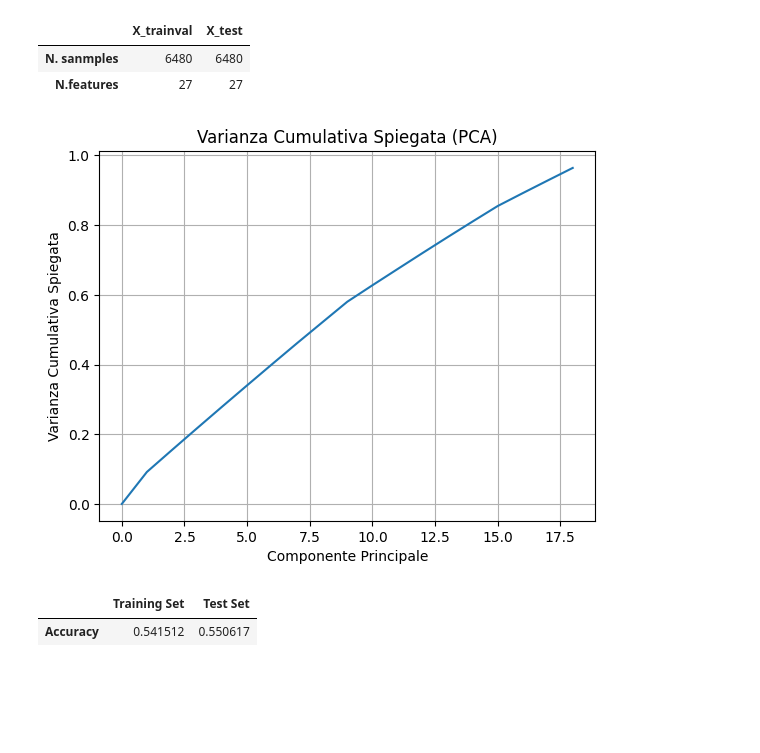
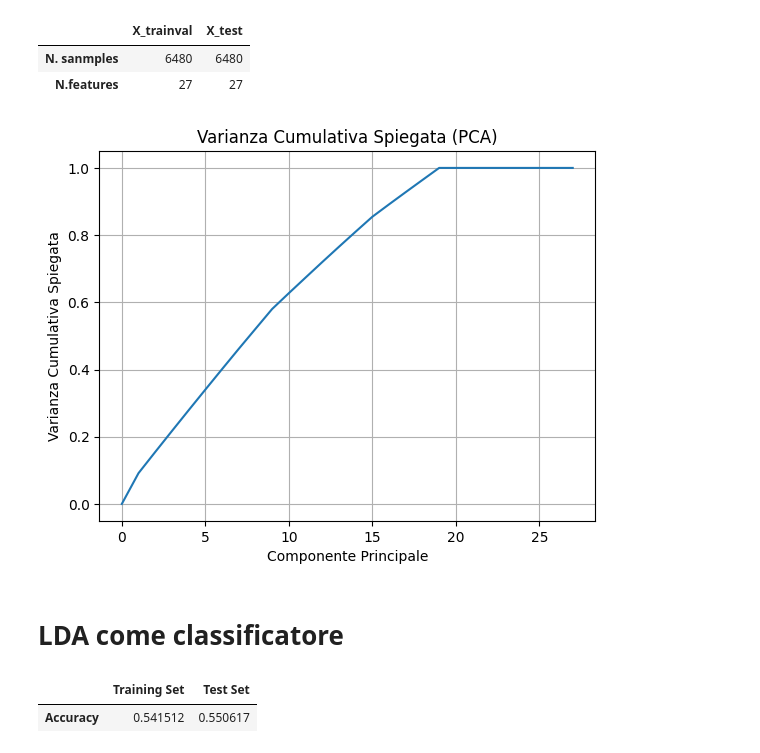
Before and after one commit to AlessioGiay/Progetto_MateIA, a Jupyter notebook: Progetto.ipynb, the cells around one changed output. Cells and saved outputs as stored; diff of their text form; code cells hidden in the pictures; blank space fills up the shorter version.

```diff
--- a/Progetto.ipynb
+++ b/Progetto.ipynb
@@ -112,29 +121,36 @@ display(pd.DataFrame({'X_trainval': X_trainval.shape, 'X_test': X_test.shape}, i
 # %%
 # Inizializzazione oggetto PCA
 explvar_p = 0.95
 pca = PCA(n_components=explvar_p)
+
 # "Fit" dell'oggetto PCA
 X_trainval_pca = pca.fit_transform(X_trainval)
 X_test_pca = pca.transform(X_test)
 
+# PCA per il grafico
+pca_graph = PCA()
+pca_graph.fit(X_trainval)
+
 # Calcoliamo la varianza spiegata cumulativa
-expld_variance = np.insert(np.cumsum(pca.explained_variance_ratio_), 0, 0)
+expld_variance = np.insert(np.cumsum(pca_graph.explained_variance_ratio_), 0, 0)
 
 # Creiamo il grafico della varianza cumulativa
 plt.figure()
 plt.plot(expld_variance)
 plt.title('Varianza Cumulativa Spiegata (PCA)')
 plt.xlabel('Componente Principale')
 plt.ylabel('Varianza Cumulativa Spiegata')
 
 # Impostiamo i ticks sugli assi x in base al numero di componenti principali
 #ticks = np.arange(1, pca_global.n_components_ + 1, step=1)
 #plt.xticks(ticks, labels=[f'PC{i}' for i in ticks], rotation=30)
 
 plt.grid()
 plt.show()
 # %% [output]
-[figure, old version]
+[figure, new version]
+# %% [markdown]
+# LDA come classificatore #
 # %%
 #LDA sui dati ridotti dalla PCA
 lda = LDA()
```
Also changed, not shown: parts of 6 cells of this notebook.
